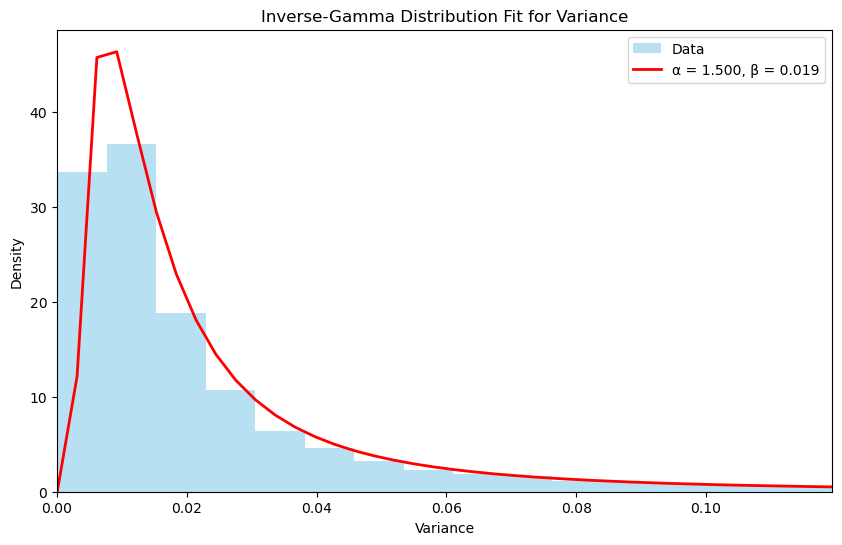
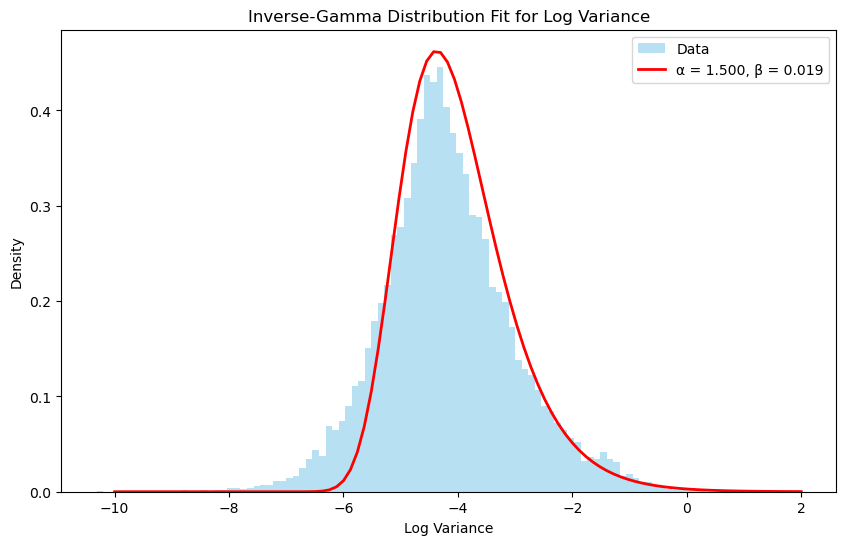
Unified diff of the notebook cell whose output changed from the first chart to the second:
--- before
+++ after
@@ -1,3 +1,4 @@
 from scipy.stats import invgamma
+import scipy.special as special
 
 # can fit the parameters
@@ -9,8 +10,39 @@
 beta_hat = sigma0_fit**2
 
+
+def log_inverse_gamma_pdf(y, alpha, beta):
+    """
+    Computes the PDF of Y = log(V), where V ~ Inverse-Gamma(alpha, beta).
+    
+    Parameters:
+    -----------
+    y : float or numpy array
+        The values at which to evaluate the PDF.
+    alpha : float
+        Shape parameter of the underlying Inverse-Gamma distribution.
+    beta : float
+        Rate parameter of the underlying Inverse-Gamma distribution.
+        
+    Returns:
+    --------
+    pdf : float or numpy array
+        The evaluated PDF values matching the shape of y.
+    """
+    # Use log-space computation for numerical stability
+    log_pdf = (alpha * np.log(beta) - special.gammaln(alpha) 
+               - alpha * y - beta * np.exp(-y))
+    
+    return np.exp(log_pdf)
+
+y_array = np.linspace(-10, 2, 100)
+log_pdf = log_inverse_gamma_pdf(y_array, alpha=alpha_hat, beta=beta_hat)
+
+
 plt.figure(figsize=(10, 6))
 
+df["logvar"] = np.log(df["var"])
+
 # 'density=True' ensures the y-axis is on the same scale as the PDF
-plt.hist(df["var"], bins=400, density=True, alpha=0.6, color='skyblue', label='Data')
+plt.hist(df["logvar"], bins=100, density=True, alpha=0.6, color='skyblue', label='Data')
 
 x = np.linspace(df["var"].min(), df["var"].max(), 1000)
@@ -18,13 +50,13 @@
 
 label_str = f'α = {alpha_hat:.3f}, β = {beta_hat:.3f}'
-plt.plot(x, pdf, 'r-', lw=2, label=label_str)
+plt.plot(y_array, log_pdf, 'r-', lw=2, label=label_str)
 
-plt.title('Inverse-Gamma Distribution Fit for Variance')
-plt.xlabel('Variance')
+plt.title('Inverse-Gamma Distribution Fit for Log Variance')
+plt.xlabel('Log Variance')
 plt.ylabel('Density')
 plt.legend()
 
 # Zoom in on the bulk of the data
-plt.xlim(0, df["var"].quantile(0.95)) 
+#plt.xlim(0, df["logvar"].quantile(0.95)) 
 
 plt.show()
@@ -34,11 +66,12 @@
 # Generate a series of points (v)
 # In scipy, 'a' is alpha and 'scale' is beta
-v = invgamma.rvs(a=alpha_hat, scale=beta_hat, size=n_samples)
+#v = invgamma.rvs(a=alpha_hat, scale=beta_hat, size=n_samples)
 
 # Compute the sample variance directly
-sample_variance = np.var(v)
+#sample_variance = np.var(v)
 coef_data = np.sqrt(np.var(df["var"])) / np.mean(df["var"])
-coef_invgamma = np.sqrt(np.var(v)) / np.mean(v)
+#coef_invgamma = np.sqrt(np.var(v)) / np.mean(v)
 print(f"Data coef variation: {coef_data:.4f}")
-print(f"Inverse-gamma coef variation: {coef_invgamma:.4f}")
+#print(f"Inverse-gamma coef variation: {coef_invgamma:.4f}")
 
+

Commit: Add files via upload